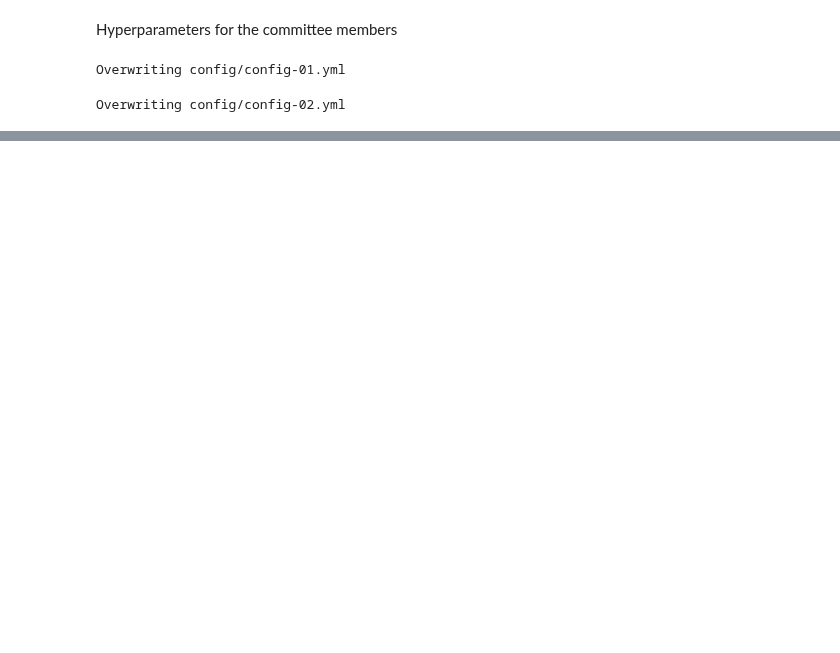
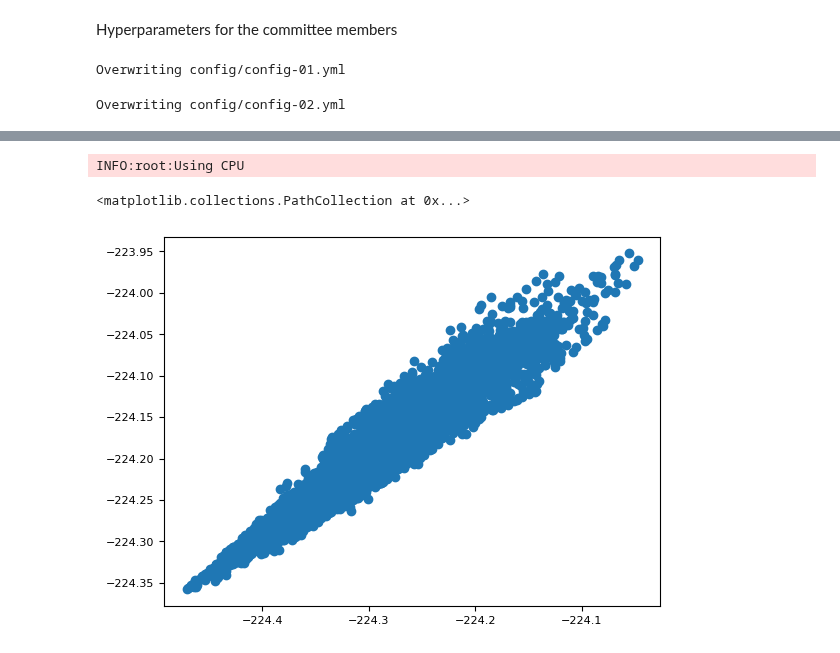
Before and after one commit to sabia-group/AL-tutorial, a Jupyter notebook: notebooks/tutorial.ipynb, the cells around one changed output, grey strips where cells are left out. Drawn from its saved outputs; the diff is of its cells as text; code cells hidden in the pictures; blank space fills up the shorter version.

```diff
--- a/notebooks/tutorial.ipynb
+++ b/notebooks/tutorial.ipynb
@@ -15,13 +33,24 @@ zundel_pool = read('/Users/shubhamdongriyal/my-drive/SabIA/ConferencesAndTalks/B
 # %%
-import warnings
 warnings.filterwarnings("ignore")
-from mace.cli.run_train import main as mace_run_train_main
-import sys
-import logging
+
+def extxyz2energy(file,keyword="MACE_energy"):
+    """
+    Convert extxyz file to numpy array
+    """
+    atoms = read(file, index=':')
+    data = [None]*len(atoms)
+    for n,atom in enumerate(atoms):
+        data[n] = atom.info[keyword]
+    return np.array(data)
 
 def train_mace(config_file_path):
     logging.getLogger().handlers.clear()
     sys.argv = ["program", "--config", config_file_path]
     mace_run_train_main()
+
+def eval_mace(model,infile,outfile):
+    logging.getLogger().handlers.clear()
+    sys.argv = ["program", "--config", infile,"--output",outfile,"--model",model]
+    mace_eval_configs_main()
 # %%
 print(f'Total number of structures in pool {len(zundel_pool)}')
@@ -109,0 +150,13 @@ train_mace("config/config-01.yml")
+# %%
+# eval_mace("MACE_models/mace_com1_stagetwo_compiled.model",'../initial-datasets/zundel/train.extxyz',"eval_train_01.extxyz") # 50s
+eval_mace("MACE_models/mace_com2_stagetwo_compiled.model",'../initial-datasets/zundel/train.extxyz',"eval_train_02.extxyz")
+# %% [output]
+INFO:root:Using CPU
+# %%
+E1 = extxyz2energy("eval_train_01.extxyz")
+E2 = extxyz2energy("eval_train_02.extxyz")
+# %%
+plt.scatter(E1,E2)
+# %% [output]
+<matplotlib.collections.PathCollection at 0x...>
+[figure, added]
```
Also changed, not shown: parts of 17 cells of this notebook.
